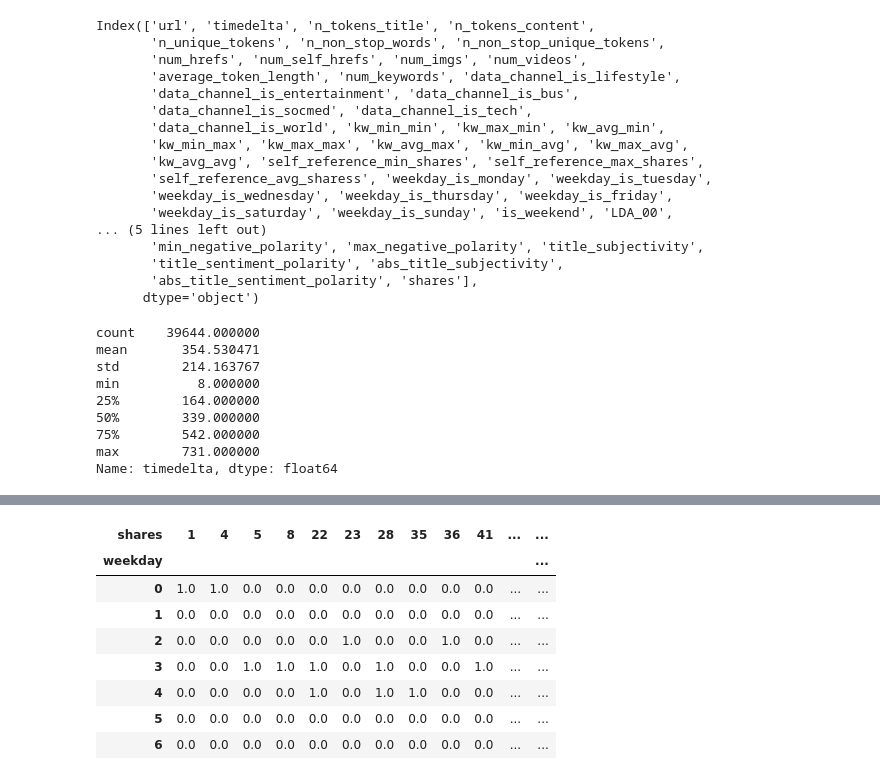
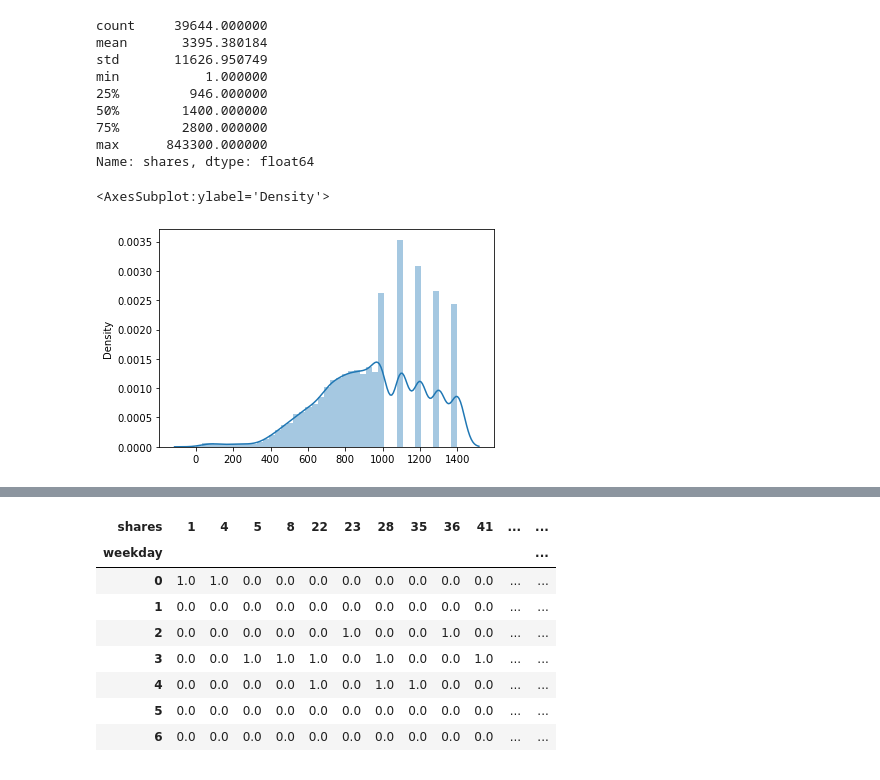
Before and after one commit to K-W-hibiki/PwC_AH, a Jupyter notebook: analytics.ipynb, the cells around one changed output, grey strips where cells are left out. Saved outputs shown, nothing was run; the diff lists cells and outputs as text; code cells hidden in the pictures.

```diff
--- a/analytics.ipynb
+++ b/analytics.ipynb
@@ -35,21 +20,4 @@ df
 # %%
+#列名取得
 col_lst = df.columns
-col_lst
+# col_lst
-# %% [output]
-Index(['url', 'timedelta', 'n_tokens_title', 'n_tokens_content',
-       'n_unique_tokens', 'n_non_stop_words', 'n_non_stop_unique_tokens',
-       'num_hrefs', 'num_self_hrefs', 'num_imgs', 'num_videos',
-       'average_token_length', 'num_keywords', 'data_channel_is_lifestyle',
-       'data_channel_is_entertainment', 'data_channel_is_bus',
-       'data_channel_is_socmed', 'data_channel_is_tech',
-       'data_channel_is_world', 'kw_min_min', 'kw_max_min', 'kw_avg_min',
-       'kw_min_max', 'kw_max_max', 'kw_avg_max', 'kw_min_avg', 'kw_max_avg',
-       'kw_avg_avg', 'self_reference_min_shares', 'self_reference_max_shares',
-       'self_reference_avg_sharess', 'weekday_is_monday', 'weekday_is_tuesday',
-       'weekday_is_wednesday', 'weekday_is_thursday', 'weekday_is_friday',
-       'weekday_is_saturday', 'weekday_is_sunday', 'is_weekend', 'LDA_00',
-... (5 lines left out)
-       'min_negative_polarity', 'max_negative_polarity', 'title_subjectivity',
-       'title_sentiment_polarity', 'abs_title_subjectivity',
-       'abs_title_sentiment_polarity', 'shares'],
-      dtype='object')
@@ -56,13 +30,27 @@ Index(['url', 'timedelta', 'n_tokens_title', 'n_tokens_content',
 # %%
-n = 1
-print(df[col_lst[n]].describe())
+#列ごとに統計量をチェック
+
+n = 9
+# print(df[col_lst[n]].describe())
+print(df["shares"].describe())
 # %% [output]
-count    39644.000000
-mean       354.530471
-std        214.163767
-min          8.000000
-25%        164.000000
-50%        339.000000
-75%        542.000000
-max        731.000000
-Name: timedelta, dtype: float64
+count     39644.000000
+mean       3395.380184
+std       11626.950749
+min           1.000000
+25%         946.000000
+50%        1400.000000
+75%        2800.000000
+max      843300.000000
+Name: shares, dtype: float64
+# %%
+coef_map_df = df.loc[:, "n_tokens_title":]
+target_df = df["shares"]
+data_df = df.loc[0:, "n_tokens_title":"abs_title_sentiment_polarity"]
+# %%
+# y = target_df.values
+y = target_df[target_df <= 1400 ].values
+sns.distplot(y)
+# %% [output]
+<AxesSubplot:ylabel='Density'>
+[figure, added]
```
Also changed, not shown: parts of 14 cells of this notebook, 3 other files.
